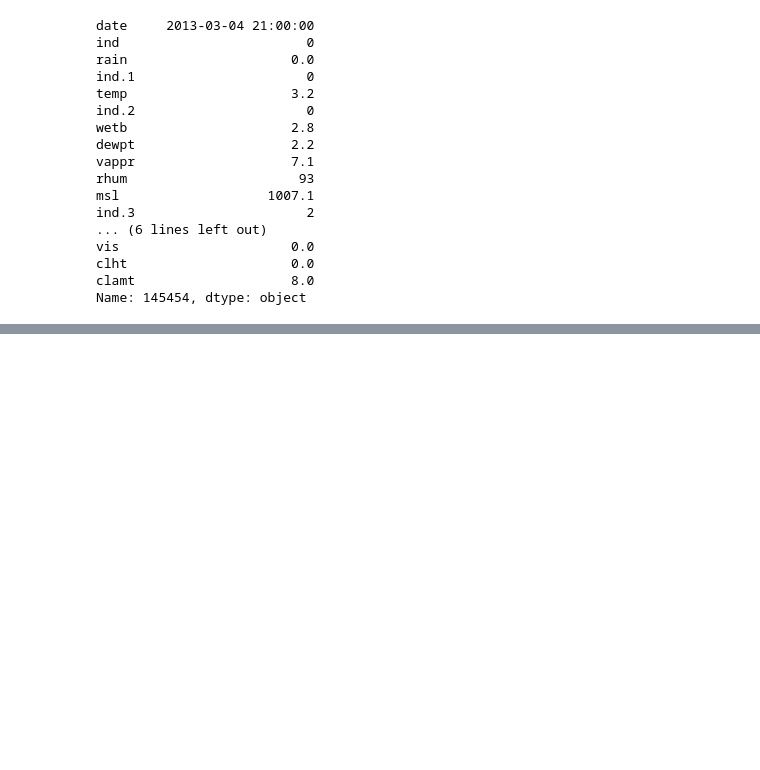
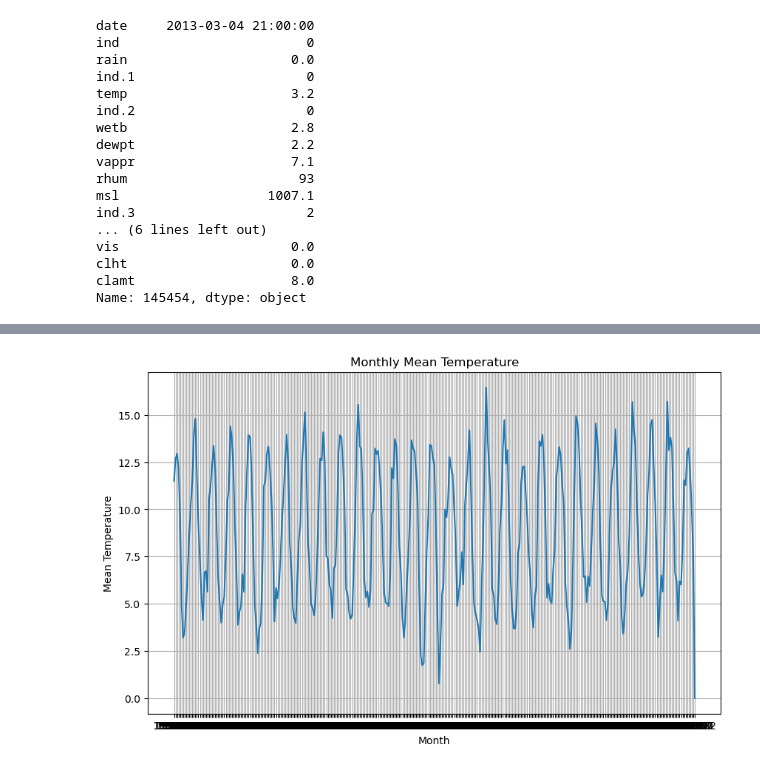
Before and after one commit to Sxnds01/PFDA-assignments, a Jupyter notebook: assignment_6_weather.ipynb, the cells around one changed output, grey strips where cells are left out. Saved outputs shown, nothing was run; the diff lists cells and outputs as text; code cells hidden in the pictures; blank space fills up the shorter version.

```diff
--- a/assignment_6_weather.ipynb
+++ b/assignment_6_weather.ipynb
@@ -241,0 +238,18 @@ plt.show()
+# %%
+# Plot the mena temperature of each month
+
+grouped_data['month'] = pd.to_datetime(grouped_data['day']).dt.to_period('M')  # Extract month (YYYY-MM)
+
+# Step 3: Calculate the monthly mean of the temperature
+monthly_mean_temp = grouped_data.groupby('month')['temp'].mean()
+
+# Step 4: Plot the monthly means
+plt.figure(figsize=(10, 6))
+plt.plot(monthly_mean_temp.index.astype(str), monthly_mean_temp.values)
+plt.xlabel('Month')
+plt.ylabel('Mean Temperature')
+plt.title('Monthly Mean Temperature')
+plt.grid()
+plt.show()
+# %% [output]
+[figure, added]
```
Also changed, not shown: parts of 15 cells of this notebook.
